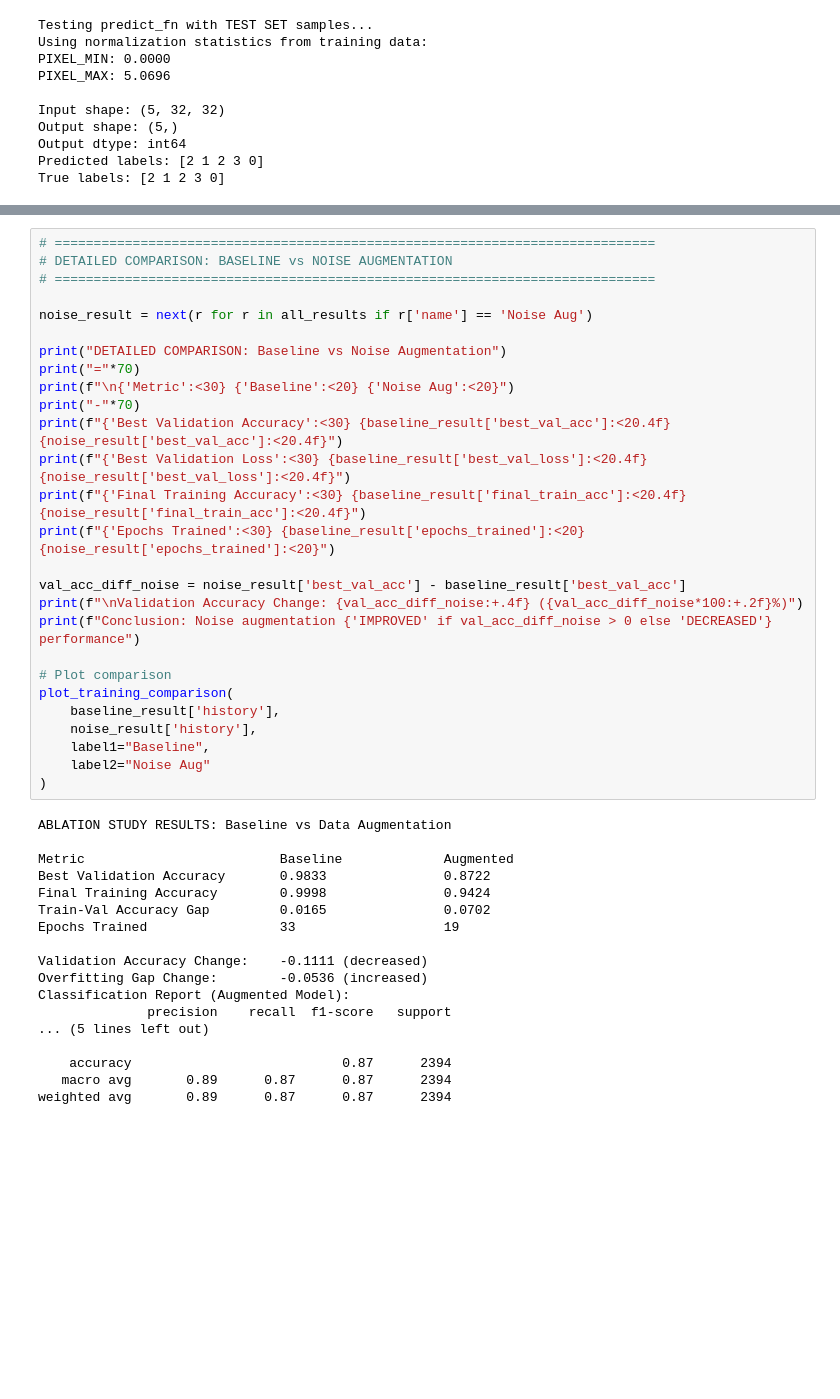
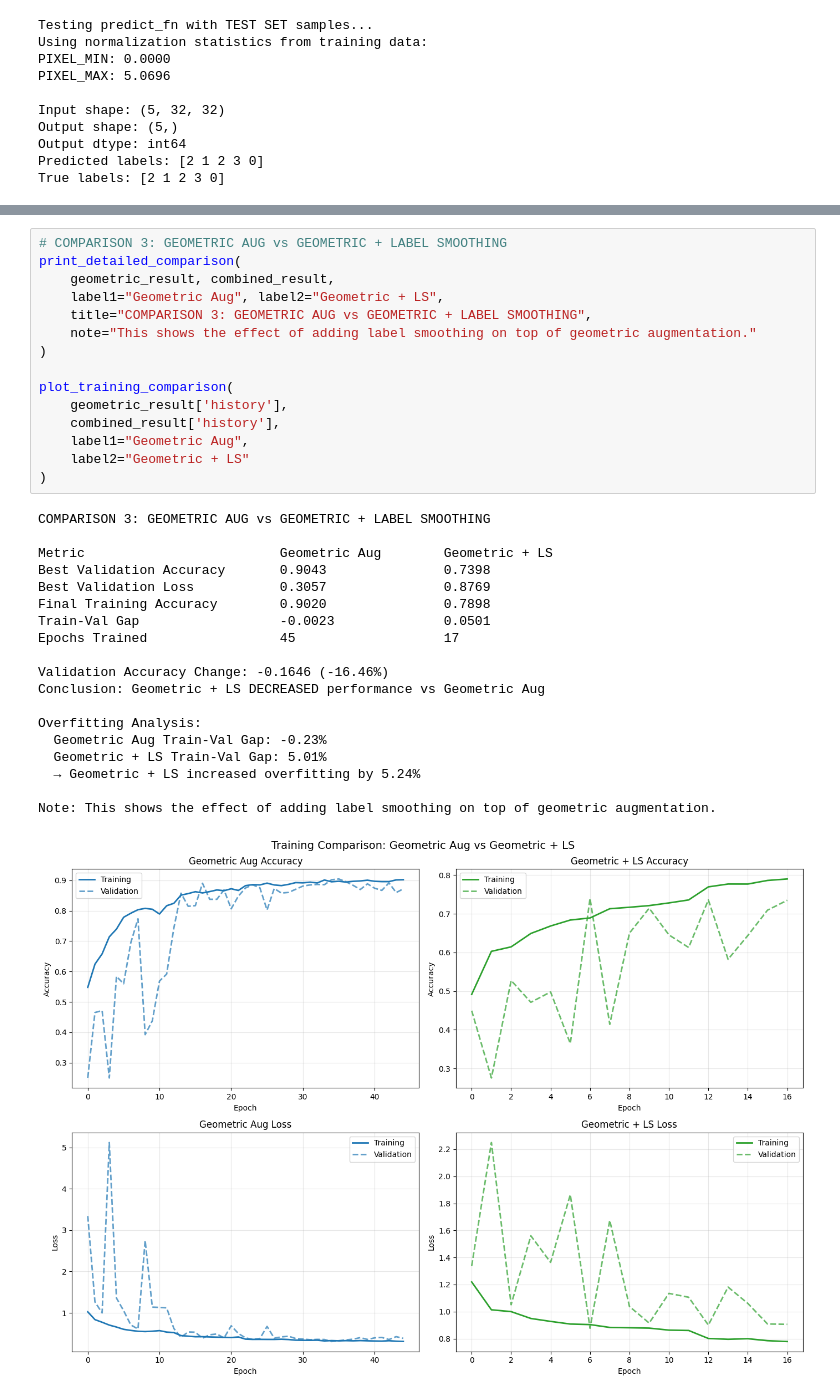
Before and after one commit to NghiaNguyen170192/cosc3007-deep-learning, a Jupyter notebook: assignments/Assignment-01-DUE-2025-12-06/submission_s3343711.ipynb, the cells around one changed output, grey strips where cells are left out. Cells and saved outputs as stored; diff of their text form; blank space fills up the shorter version.

```diff
--- a/assignments/Assignment-01-DUE-2025-12-06/submission_s3343711.ipynb
+++ b/assignments/Assignment-01-DUE-2025-12-06/submission_s3343711.ipynb
@@ -1437,46 +1737,36 @@ plot_training_comparison(
 # %%
-# =============================================================================
-# DETAILED COMPARISON: BASELINE vs NOISE AUGMENTATION
-# =============================================================================
+# COMPARISON 3: GEOMETRIC AUG vs GEOMETRIC + LABEL SMOOTHING
+print_detailed_comparison(
+    geometric_result, combined_result,
+    label1="Geometric Aug", label2="Geometric + LS",
+    title="COMPARISON 3: GEOMETRIC AUG vs GEOMETRIC + LABEL SMOOTHING",
+    note="This shows the effect of adding label smoothing on top of geometric augmentation."
+)
 
-noise_result = next(r for r in all_results if r['name'] == 'Noise Aug')
-
-print("DETAILED COMPARISON: Baseline vs Noise Augmentation")
-print("="*70)
-print(f"\n{'Metric':<30} {'Baseline':<20} {'Noise Aug':<20}")
-print("-"*70)
-print(f"{'Best Validation Accuracy':<30} {baseline_result['best_val_acc']:<20.4f} {noise_result['best_val_acc']:<20.4f}")
-print(f"{'Best Validation Loss':<30} {baseline_result['best_val_loss']:<20.4f} {noise_result['best_val_loss']:<20.4f}")
-print(f"{'Final Training Accuracy':<30} {baseline_result['final_train_acc']:<20.4f} {noise_result['final_train_acc']:<20.4f}")
-print(f"{'Epochs Trained':<30} {baseline_result['epochs_trained']:<20} {noise_result['epochs_trained']:<20}")
-
-val_acc_diff_noise = noise_result['best_val_acc'] - baseline_result['best_val_acc']
-print(f"\nValidation Accuracy Change: {val_acc_diff_noise:+.4f} ({val_acc_diff_noise*100:+.2f}%)")
-print(f"Conclusion: Noise augmentation {'IMPROVED' if val_acc_diff_noise > 0 else 'DECREASED'} performance")
-
-# Plot comparison
 plot_training_comparison(
-    baseline_result['history'],
-    noise_result['history'],
-    label1="Baseline",
-    label2="Noise Aug"
+    geometric_result['history'],
+    combined_result['history'],
+    label1="Geometric Aug",
+    label2="Geometric + LS"
 )
 # %% [output]
-ABLATION STUDY RESULTS: Baseline vs Data Augmentation
+COMPARISON 3: GEOMETRIC AUG vs GEOMETRIC + LABEL SMOOTHING
 
-Metric                         Baseline             Augmented
-Best Validation Accuracy       0.9833               0.8722
-Final Training Accuracy        0.9998               0.9424
-Train-Val Accuracy Gap         0.0165               0.0702
-Epochs Trained                 33                   19
+Metric                         Geometric Aug        Geometric + LS
+Best Validation Accuracy       0.9043               0.7398
+Best Validation Loss           0.3057               0.8769
+Final Training Accuracy        0.9020               0.7898
+Train-Val Gap                  -0.0023              0.0501
+Epochs Trained                 45                   17
 
-Validation Accuracy Change:    -0.1111 (decreased)
-Overfitting Gap Change:        -0.0536 (increased)
-Classification Report (Augmented Model):
-              precision    recall  f1-score   support
-... (5 lines left out)
+Validation Accuracy Change: -0.1646 (-16.46%)
+Conclusion: Geometric + LS DECREASED performance vs Geometric Aug
 
-    accuracy                           0.87      2394
-   macro avg       0.89      0.87      0.87      2394
-weighted avg       0.89      0.87      0.87      2394
+Overfitting Analysis:
+  Geometric Aug Train-Val Gap: -0.23%
+  Geometric + LS Train-Val Gap: 5.01%
+  → Geometric + LS increased overfitting by 5.24%
+
+Note: This shows the effect of adding label smoothing on top of geometric augmentation.
+[figure, added]
 # %%
```
Also changed, not shown: parts of 28 cells of this notebook.
